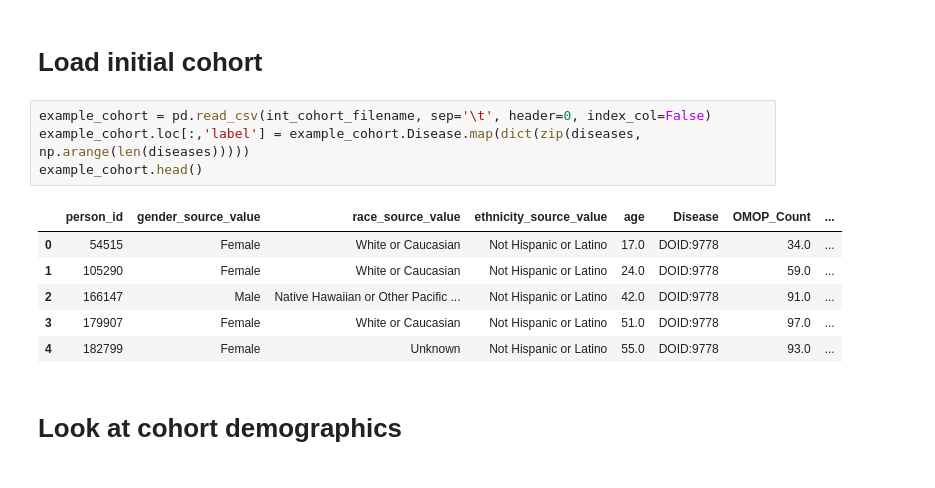
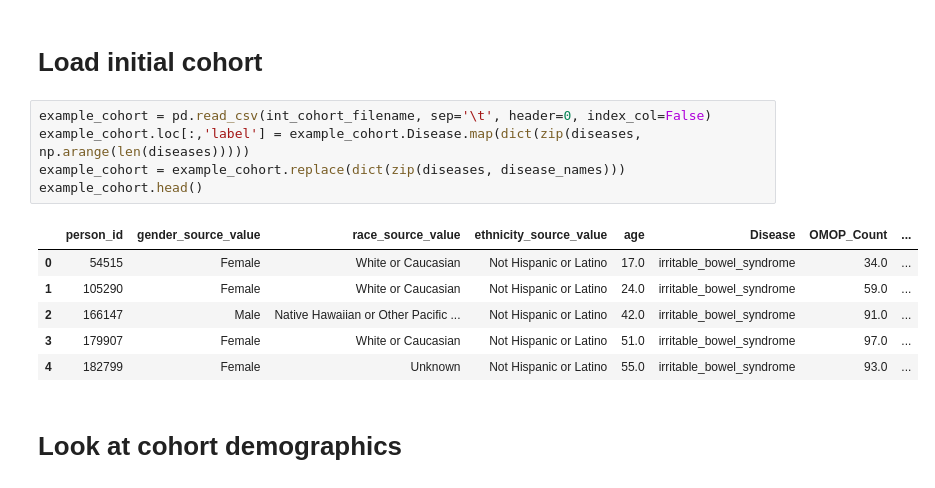
Before and after one commit to BaranziniLab/SPOKEsig-Workshop, a Jupyter notebook: code/patient_spoke_sig_analysis.ipynb, the cells around one changed output. Saved outputs shown, nothing was run; the diff lists cells and outputs as text.

```diff
--- a/code/patient_spoke_sig_analysis.ipynb
+++ b/code/patient_spoke_sig_analysis.ipynb
@@ -54,13 +54,14 @@ loading Disease PSEVs for workshop ...
 # %%
 example_cohort = pd.read_csv(int_cohort_filename, sep='\t', header=0, index_col=False)
 example_cohort.loc[:,'label'] = example_cohort.Disease.map(dict(zip(diseases, np.arange(len(diseases)))))
+example_cohort = example_cohort.replace(dict(zip(diseases, disease_names)))
 example_cohort.head()
 # %% [output]
 |  | person_id | gender_source_value | race_source_value | ethnicity_source_value | age | Disease | OMOP_Count | ... |
-| 0 | 54515 | Female | White or Caucasian | Not Hispanic or Latino | 17.0 | DOID:9778 | 34.0 | ... |
-| 1 | 105290 | Female | White or Caucasian | Not Hispanic or Latino | 24.0 | DOID:9778 | 59.0 | ... |
-| 2 | 166147 | Male | Native Hawaiian or Other Pacific ... | Not Hispanic or Latino | 42.0 | DOID:9778 | 91.0 | ... |
-| 3 | 179907 | Female | White or Caucasian | Not Hispanic or Latino | 51.0 | DOID:9778 | 97.0 | ... |
-| 4 | 182799 | Female | Unknown | Not Hispanic or Latino | 55.0 | DOID:9778 | 93.0 | ... |
+| 0 | 54515 | Female | White or Caucasian | Not Hispanic or Latino | 17.0 | irritable_bowel_syndrome | 34.0 | ... |
+| 1 | 105290 | Female | White or Caucasian | Not Hispanic or Latino | 24.0 | irritable_bowel_syndrome | 59.0 | ... |
+| 2 | 166147 | Male | Native Hawaiian or Other Pacific ... | Not Hispanic or Latino | 42.0 | irritable_bowel_syndrome | 91.0 | ... |
+| 3 | 179907 | Female | White or Caucasian | Not Hispanic or Latino | 51.0 | irritable_bowel_syndrome | 97.0 | ... |
+| 4 | 182799 | Female | Unknown | Not Hispanic or Latino | 55.0 | irritable_bowel_syndrome | 93.0 | ... |
 # %% [markdown]
 # Look at cohort demographics
```
Also changed, not shown: parts of 9 cells of this notebook, 9 other files.
